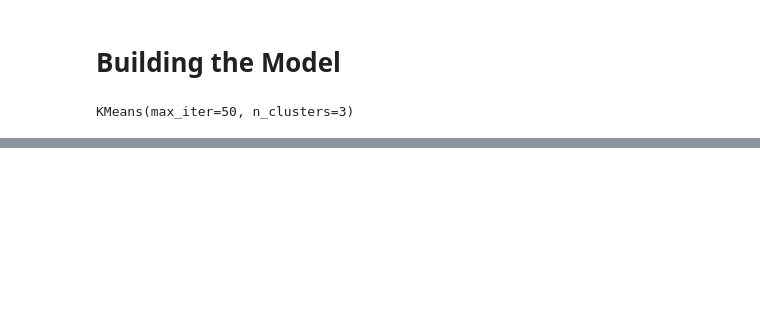
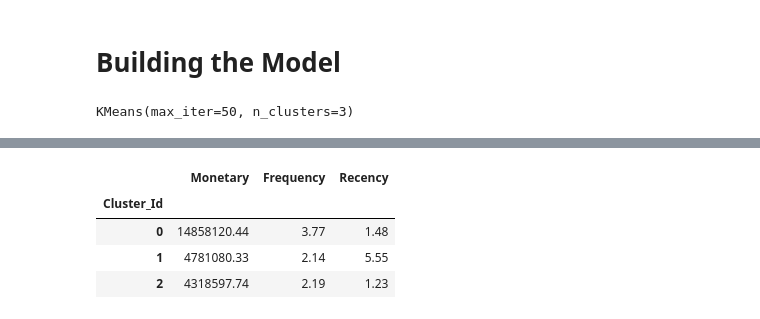
Before and after one commit to mhsharifi96/simple-recommendtion, a Jupyter notebook: code.ipynb, the cells around one changed output, grey strips where cells are left out. Cells and saved outputs as stored; diff of their text form; code cells hidden in the pictures; blank space fills up the shorter version.

```diff
--- a/code.ipynb
+++ b/code.ipynb
@@ -167,3 +201,11 @@ See the caveats in the documentation: https://pandas.pydata.org/pandas-docs/stab
+# %%
+rfm.groupby('Cluster_Id').mean()
+# %% [output]
+|  | Monetary | Frequency | Recency |
+| Cluster_Id |  |  |  |
+| 0 | 14858120.44 | 3.77 | 1.48 |
+| 1 | 4781080.33 | 2.14 | 5.55 |
+| 2 | 4318597.74 | 2.19 | 1.23 |
 # %%
 sns.set_style('whitegrid')
 sns.boxplot(x='Cluster_Id',y='Monetary',data=rfm )
```
Also changed, not shown: parts of 27 cells of this notebook, 3 other files.
